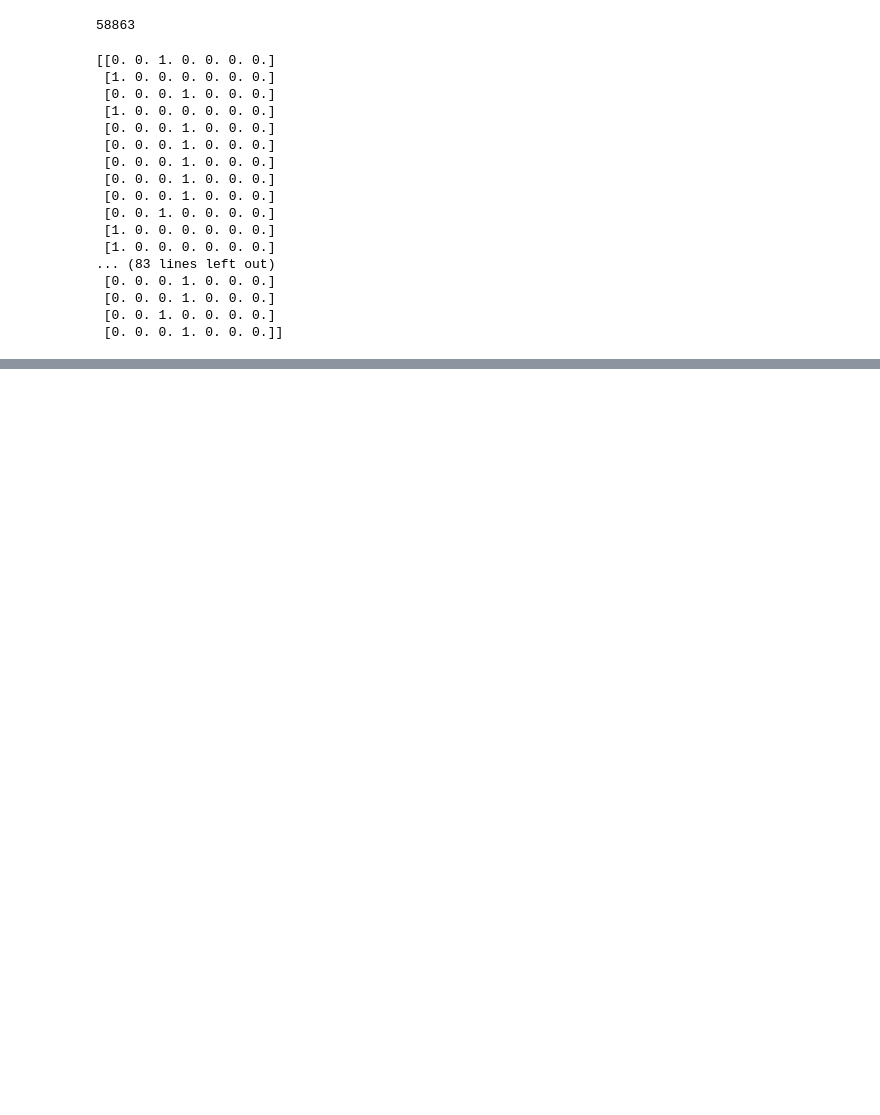
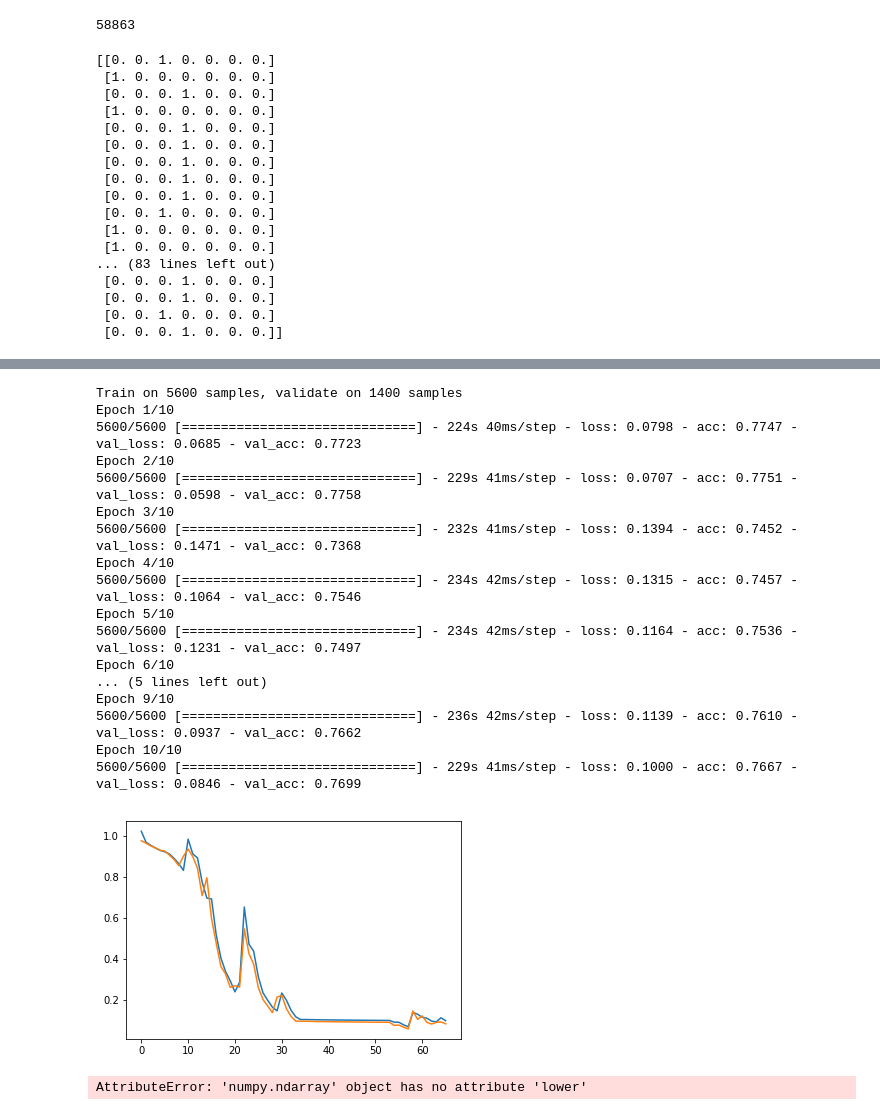
Before and after one commit to kiti15237/cs230_project, a Jupyter notebook: seq2seq_working.ipynb, the cells around one changed output, grey strips where cells are left out. Cells and saved outputs as stored; diff of their text form; code cells hidden in the pictures; blank space fills up the shorter version.

```diff
--- a/seq2seq_working.ipynb
+++ b/seq2seq_working.ipynb
@@ -173,0 +197,74 @@ for lr in learning_rates:
+# %%
+history_new = History()
+# %%
+def continue_train_model(model, history, model_save, history_save, lr = .01, epochs = 10, batch_size = 50):
+
+    history_new = History()
+
+    adam = keras.optimizers.Adam(lr = lr, beta_1=0.9, beta_2=0.999, epsilon=None, decay=0.0, amsgrad=False)
+    model.compile(optimizer= adam, loss='categorical_crossentropy', metrics = ['accuracy'])
+    model.fit([encoder_input_data[0:numExamples, :, :],
+               decoder_input_data[0:numExamples, :, :]],
+               decoder_target_data[0:numExamples, :, :],
+                batch_size=batch_size,
+                epochs=epochs,
+                validation_split=0.2,
+                verbose = 1,
+                callbacks = [history_new])
+
+    #update history
+    for k in history.keys():
+        history[k] = history[k] + history_new.history[k]
+    with open(history_save, 'wb') as file_pi:
+        pickle.dump(history, file_pi)
+
+    #Save model
+    model.save(model_save)
+    return(model, history)
+# %%
+#Load and continue training as desired
+lr = 0.001
+model = load_model('s2s_lr.01_lr.001.h5')
+history = pickle.load(open('history_lr.01_ly.001.h5', "rb"))
+
+model, history = continue_train_model(model = model, history = history, model_save = ('s2s_lr.01_lr.001.h5'), history_save = ('history_lr.01_ly.001.h5'),
+                                      lr = .001, epochs = 10, batch_size = 50)
+
+
+plot_loss(history)
+# %% [output]
+Train on 5600 samples, validate on 1400 samples
+Epoch 1/10
+5600/5600 [==============================] - 224s 40ms/step - loss: 0.0798 - acc: 0.7747 - val_loss: 0.0685 - val_acc: 0.7723
+Epoch 2/10
+5600/5600 [==============================] - 229s 41ms/step - loss: 0.0707 - acc: 0.7751 - val_loss: 0.0598 - val_acc: 0.7758
+Epoch 3/10
+5600/5600 [==============================] - 232s 41ms/step - loss: 0.1394 - acc: 0.7452 - val_loss: 0.1471 - val_acc: 0.7368
+Epoch 4/10
+5600/5600 [==============================] - 234s 42ms/step - loss: 0.1315 - acc: 0.7457 - val_loss: 0.1064 - val_acc: 0.7546
+Epoch 5/10
+5600/5600 [==============================] - 234s 42ms/step - loss: 0.1164 - acc: 0.7536 - val_loss: 0.1231 - val_acc: 0.7497
+Epoch 6/10
+... (5 lines left out)
+Epoch 9/10
+5600/5600 [==============================] - 236s 42ms/step - loss: 0.1139 - acc: 0.7610 - val_loss: 0.0937 - val_acc: 0.7662
+Epoch 10/10
+5600/5600 [==============================] - 229s 41ms/step - loss: 0.1000 - acc: 0.7667 - val_loss: 0.0846 - val_acc: 0.7699
+[figure, added]
+# %%
+from numpy import array
+from keras.preprocessing.text import one_hot
+from keras.preprocessing.sequence import pad_sequences
+from keras.models import Sequential
+from keras.layers import Dense
+from keras.layers import Flatten
+from keras.layers.embeddings import Embedding
+# define documents
+docs = encoder_input_data[0:5, :, :]
+
+# integer encode the documents
+vocab_size = 5
+encoded_docs = [one_hot(d, vocab_size) for d in docs]
+print(encoded_docs)
+# %% [output]
+AttributeError: 'numpy.ndarray' object has no attribute 'lower'
```
Also changed, not shown: parts of 7 cells of this notebook.
